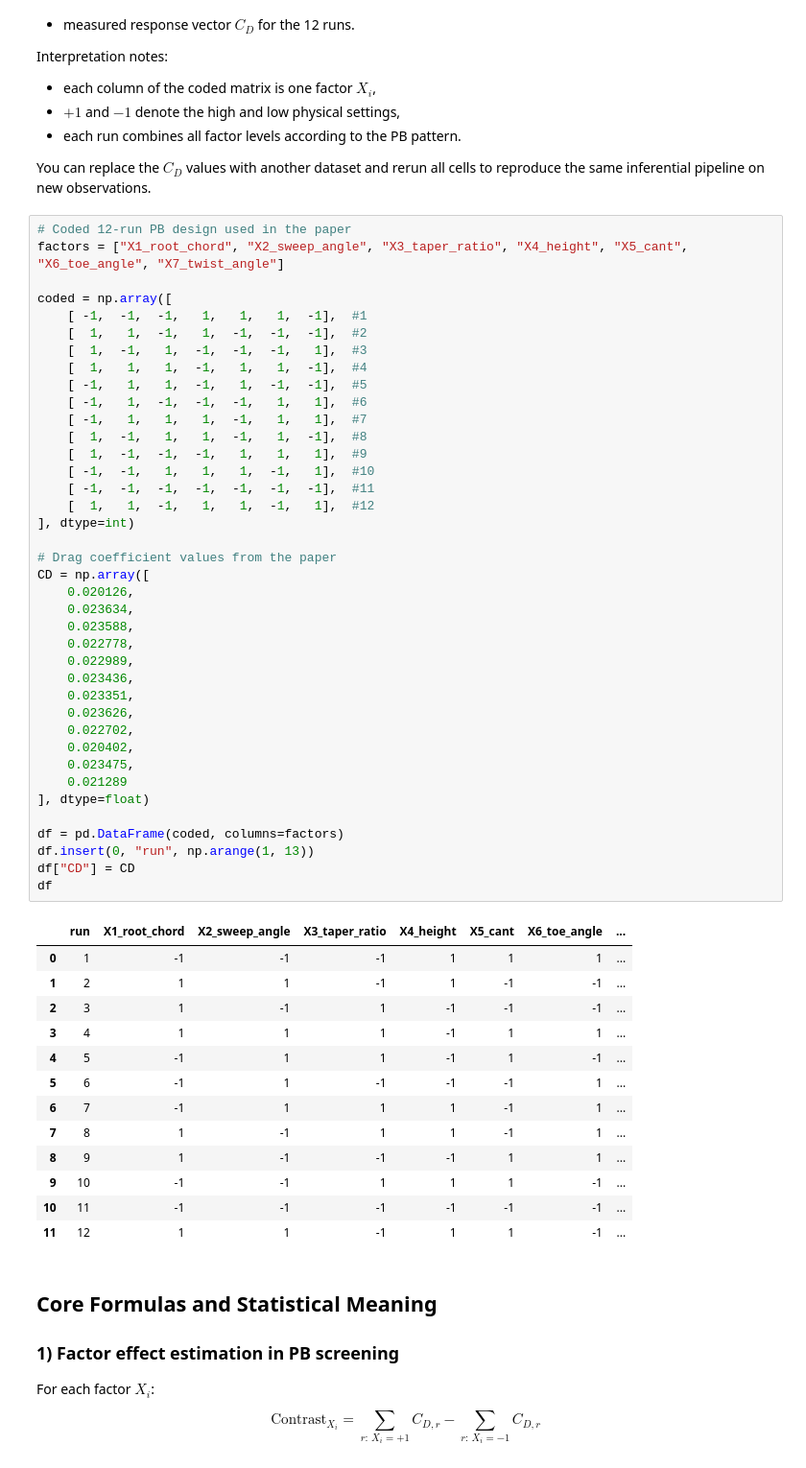
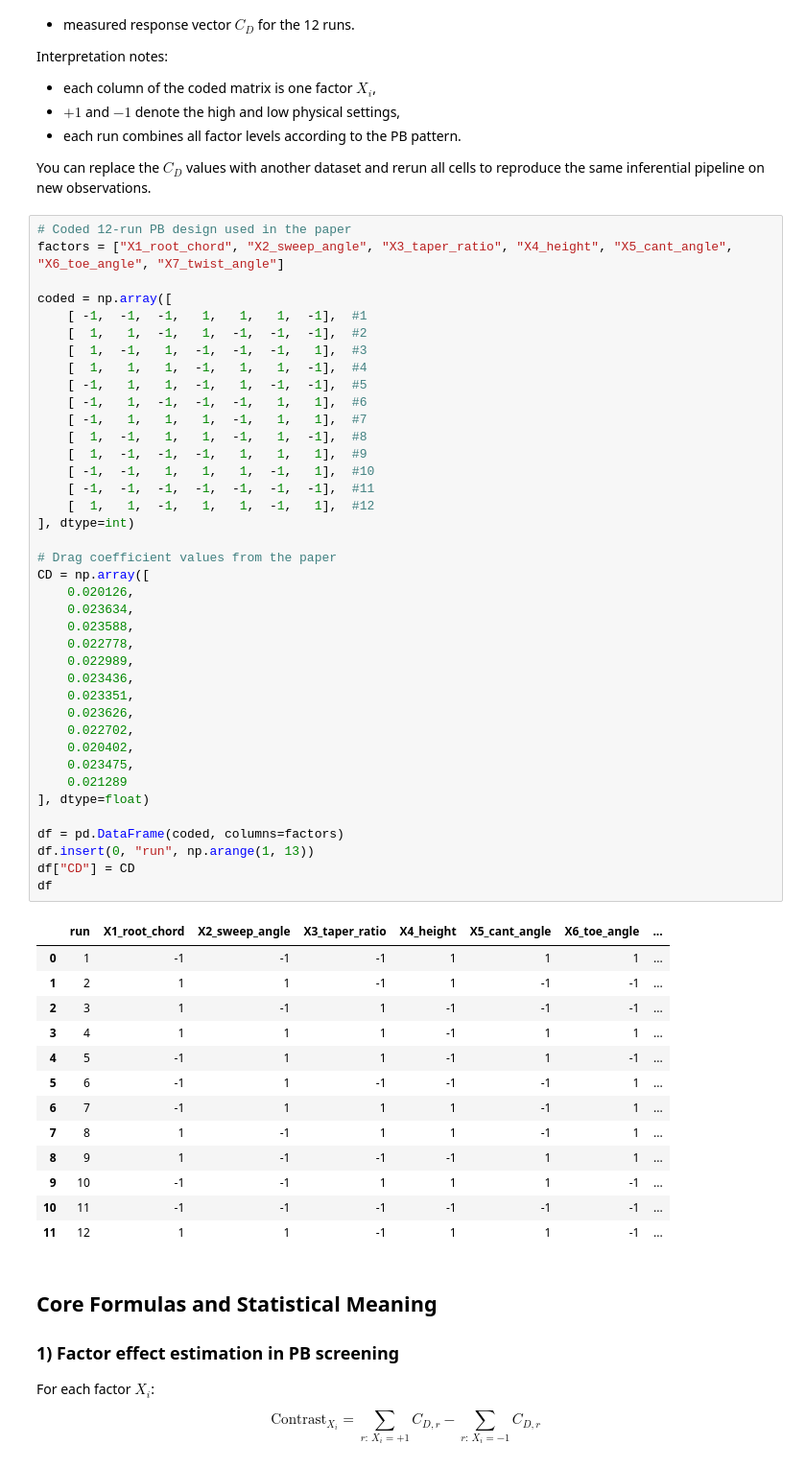
Before and after one commit to francescoperrelli/doe-project, a Jupyter notebook: content/pb_screening_anova_demo.ipynb, the cells around one changed output. Shown at 96% size. Cells and saved outputs as stored; diff of their text form.

```diff
--- a/content/pb_screening_anova_demo.ipynb
+++ b/content/pb_screening_anova_demo.ipynb
@@ -93,7 +70,7 @@ Interpretation notes:
 You can replace the $C_D$ values with another dataset and rerun all cells to reproduce the same inferential pipeline on new observations.
 # %%
 # Coded 12-run PB design used in the paper
-factors = ["X1_root_chord", "X2_sweep_angle", "X3_taper_ratio", "X4_height", "X5_cant", "X6_toe_angle", "X7_twist_angle"]
+factors = ["X1_root_chord", "X2_sweep_angle", "X3_taper_ratio", "X4_height", "X5_cant_angle", "X6_toe_angle", "X7_twist_angle"]
 
 coded = np.array([
     [ -1,  -1,  -1,   1,   1,   1,  -1],  #1
@@ -104,34 +81,34 @@ coded = np.array([
     [ -1,   1,  -1,  -1,  -1,   1,   1],  #6
     [ -1,   1,   1,   1,  -1,   1,   1],  #7
     [  1,  -1,   1,   1,  -1,   1,  -1],  #8
     [  1,  -1,  -1,  -1,   1,   1,   1],  #9
     [ -1,  -1,   1,   1,   1,  -1,   1],  #10
     [ -1,  -1,  -1,  -1,  -1,  -1,  -1],  #11
     [  1,   1,  -1,   1,   1,  -1,   1],  #12
 ], dtype=int)
 
 # Drag coefficient values from the paper
 CD = np.array([
     0.020126,
     0.023634,
     0.023588,
     0.022778,
     0.022989,
     0.023436,
     0.023351,
     0.023626,
     0.022702,
     0.020402,
     0.023475,
     0.021289
 ], dtype=float)
 
 df = pd.DataFrame(coded, columns=factors)
 df.insert(0, "run", np.arange(1, 13))
 df["CD"] = CD
 df
 # %% [output]
-|  | run | X1_root_chord | X2_sweep_angle | X3_taper_ratio | X4_height | X5_cant | X6_toe_angle | ... |
+|  | run | X1_root_chord | X2_sweep_angle | X3_taper_ratio | X4_height | X5_cant_angle | X6_toe_angle | ... |
 | 0 | 1 | -1 | -1 | -1 | 1 | 1 | 1 | ... |
 | 1 | 2 | 1 | 1 | -1 | 1 | -1 | -1 | ... |
 | 2 | 3 | 1 | -1 | 1 | -1 | -1 | -1 | ... |
```
Also changed, not shown: parts of 11 cells of this notebook.
